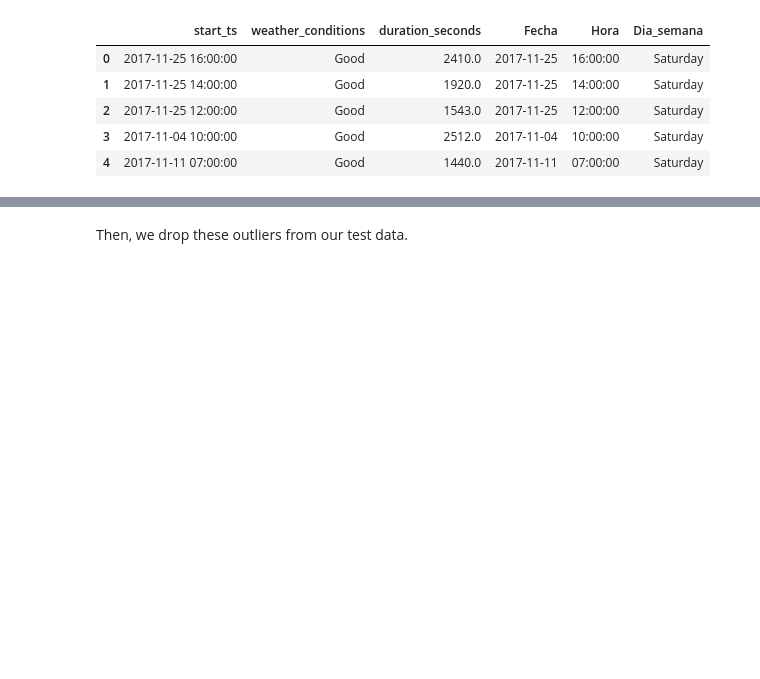
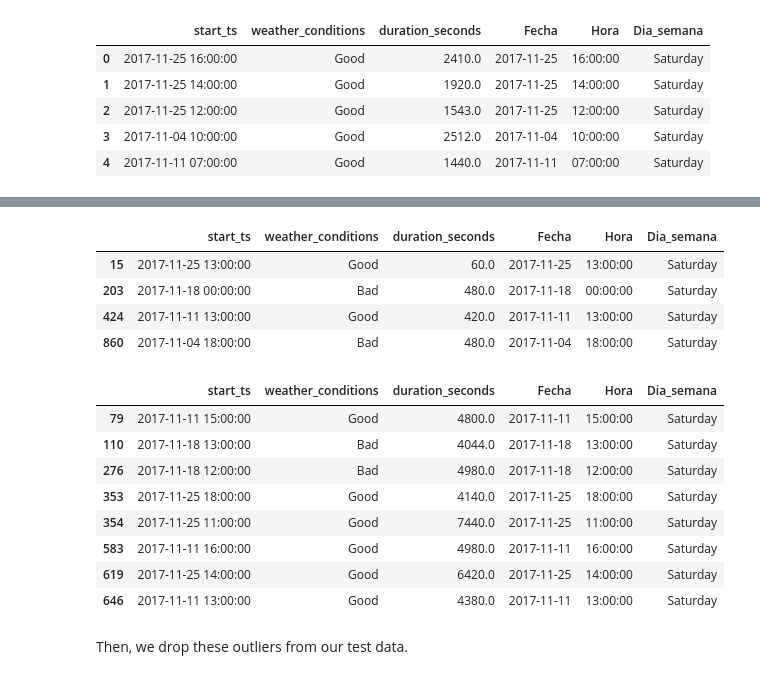
Before and after one commit to glouigi/PROYECTO-SPRINT-8, a Jupyter notebook: SPRINT 8 - RECOPILACION Y ALMACENAMIENTO DE DATOS.ipynb, the cells around one changed output, grey strips where cells are left out. Saved outputs shown, nothing was run; the diff lists cells and outputs as text; code cells hidden in the pictures; blank space fills up the shorter version.

```diff
--- a/SPRINT 8 - RECOPILACION Y ALMACENAMIENTO DE DATOS.ipynb
+++ b/SPRINT 8 - RECOPILACION Y ALMACENAMIENTO DE DATOS.ipynb
@@ -376,3 +399,25 @@ NameError: name 'result_07' is not defined
+# %%
+# Filtramos valores atipicos:
+extremo_inferior = sql_result_07.query('duration_seconds < 2000')
+display(outliers_short)
+
+extremo_superior = sql_result_07.loc[sql_result_07['duration_seconds'] > 4000]
+display(outliers_long)
+# %% [output]
+|  | start_ts | weather_conditions | duration_seconds | Fecha | Hora | Dia_semana |
+| 15 | 2017-11-25 13:00:00 | Good | 60.0 | 2017-11-25 | 13:00:00 | Saturday |
+| 203 | 2017-11-18 00:00:00 | Bad | 480.0 | 2017-11-18 | 00:00:00 | Saturday |
+| 424 | 2017-11-11 13:00:00 | Good | 420.0 | 2017-11-11 | 13:00:00 | Saturday |
+| 860 | 2017-11-04 18:00:00 | Bad | 480.0 | 2017-11-04 | 18:00:00 | Saturday |
+|  | start_ts | weather_conditions | duration_seconds | Fecha | Hora | Dia_semana |
+| 79 | 2017-11-11 15:00:00 | Good | 4800.0 | 2017-11-11 | 15:00:00 | Saturday |
+| 110 | 2017-11-18 13:00:00 | Bad | 4044.0 | 2017-11-18 | 13:00:00 | Saturday |
+| 276 | 2017-11-18 12:00:00 | Bad | 4980.0 | 2017-11-18 | 12:00:00 | Saturday |
+| 353 | 2017-11-25 18:00:00 | Good | 4140.0 | 2017-11-25 | 18:00:00 | Saturday |
+| 354 | 2017-11-25 11:00:00 | Good | 7440.0 | 2017-11-25 | 11:00:00 | Saturday |
+| 583 | 2017-11-11 16:00:00 | Good | 4980.0 | 2017-11-11 | 16:00:00 | Saturday |
+| 619 | 2017-11-25 14:00:00 | Good | 6420.0 | 2017-11-25 | 14:00:00 | Saturday |
+| 646 | 2017-11-11 13:00:00 | Good | 4380.0 | 2017-11-11 | 13:00:00 | Saturday |
 # %% [markdown]
 Then, we drop these outliers from our test data.
 # %%
```
Also changed, not shown: parts of 12 cells of this notebook, 1 other file.
